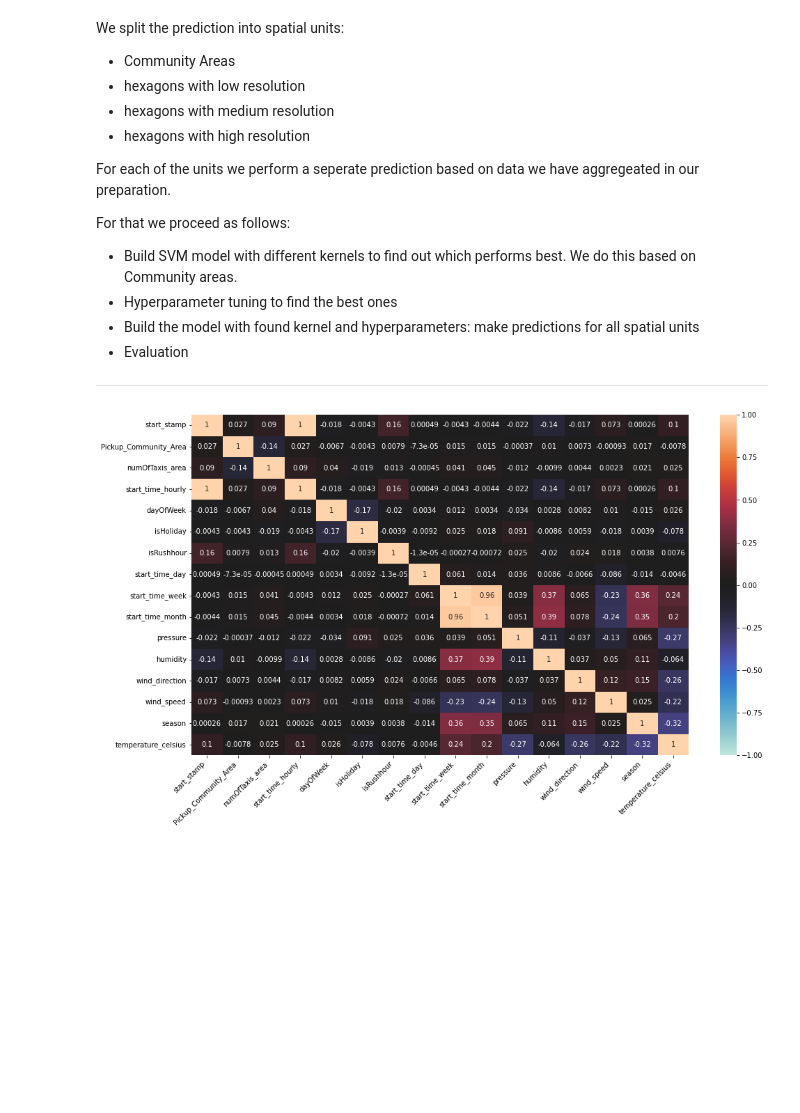
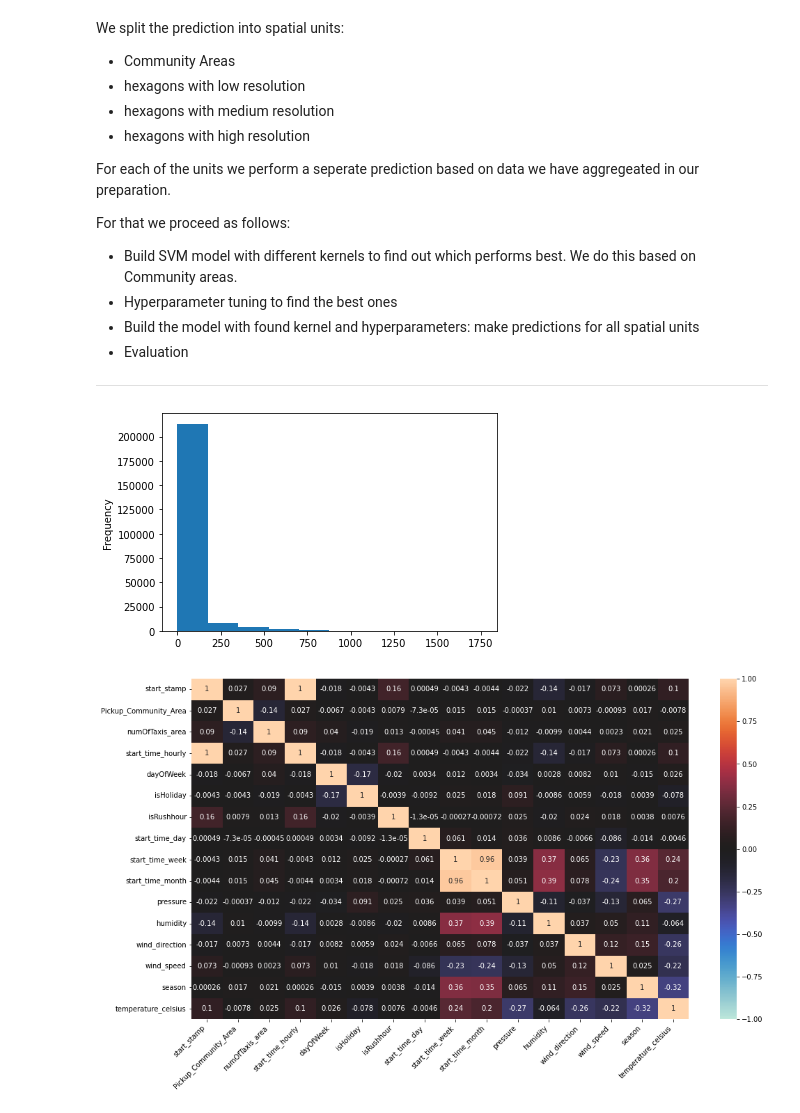
Before and after one commit to Hannah2800/AAA_2023_AdvancedPythonPandas, a Jupyter notebook: Task 4 - Predictive Analysis - SVM (hourly).ipynb, the cells around one changed output. Cells and saved outputs as stored; diff of their text form; code cells hidden in the pictures; blank space fills up the shorter version.

```diff
--- a/Task 4 - Predictive Analysis - SVM (hourly).ipynb
+++ b/Task 4 - Predictive Analysis - SVM (hourly).ipynb
@@ -59,6 +59,11 @@ df_h_comar = pred.dayandseas_to_int(df_h_comar)
 df_h_hexlow = pred.dayandseas_to_int(df_h_hexlow)
 df_h_hexmed = pred.dayandseas_to_int(df_h_hexmed)
 df_h_hexhig = pred.dayandseas_to_int(df_h_hexhig)
+# %%
+df_h_comar['numOfTaxis_area'].plot.hist()
+plt.show()
+# %% [output]
+[figure, added]
 # %%
 # correlation matrix of df_h_comar
 
```
Also changed, not shown: 2 other files.
